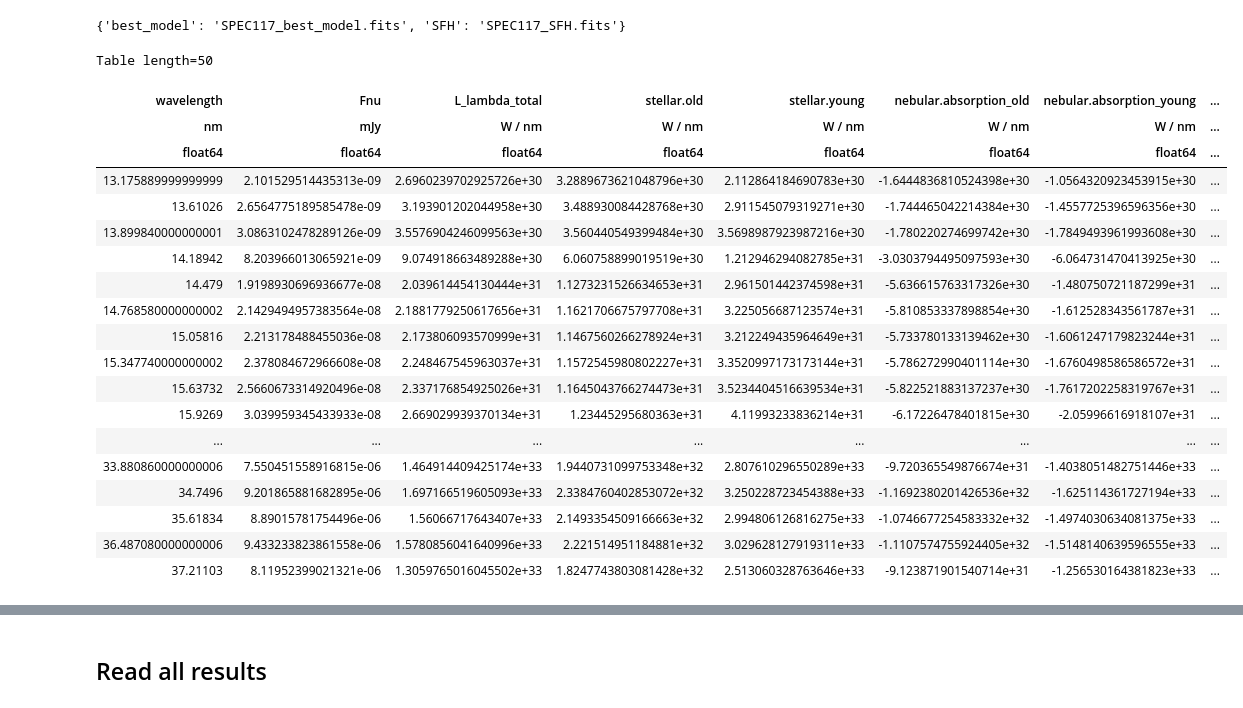
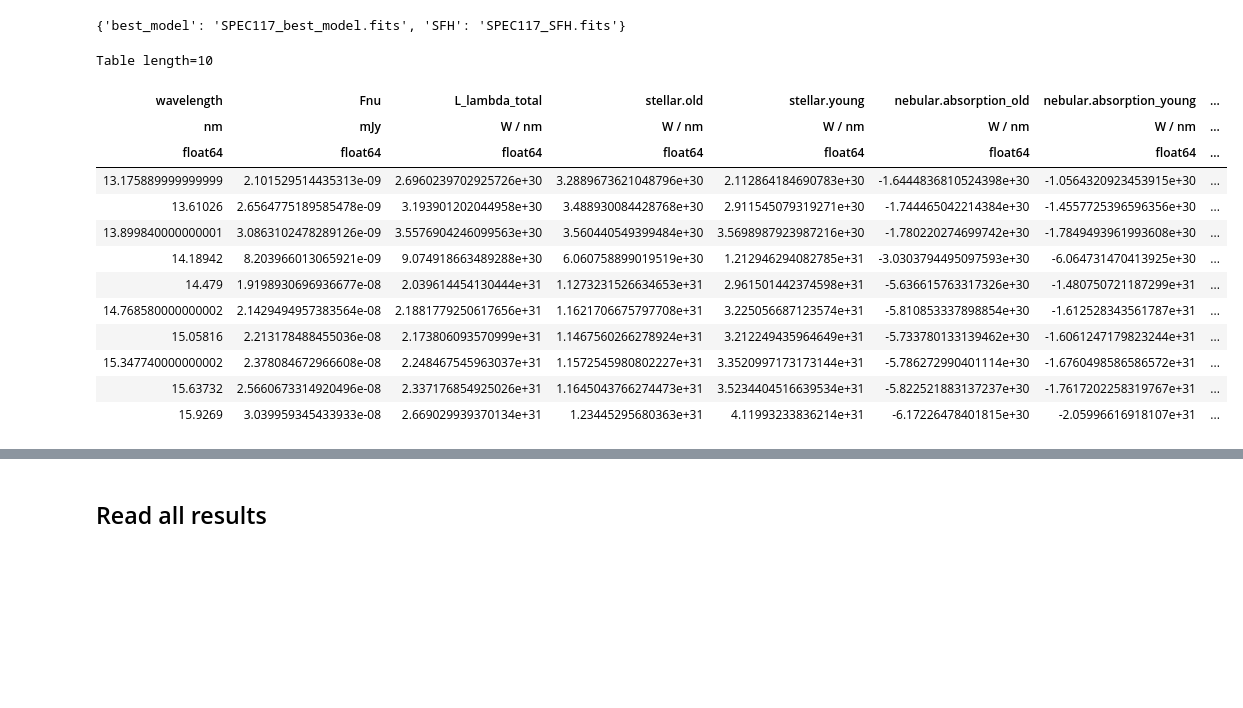
Before and after one commit to sylvielsstfr/Fors2pcigale, a Jupyter notebook: docs/notebooks/pcigale_runs/pcig_run_2024-02-05/cigale_view_fitresults.ipynb, the cells around one changed output, grey strips where cells are left out. Drawn from its saved outputs; the diff is of its cells as text; code cells hidden in the pictures; blank space fills up the shorter version.

```diff
--- a/docs/notebooks/pcigale_runs/pcig_run_2024-02-05/cigale_view_fitresults.ipynb
+++ b/docs/notebooks/pcigale_runs/pcig_run_2024-02-05/cigale_view_fitresults.ipynb
@@ -127,28 +127,22 @@ file_sfh = os.path.join(path,spec_dict[spec_name]['SFH'])
 t_best = Table.read(file_best_model)
 t_sfh = Table.read(file_sfh)
 # %%
-t_best[:50]
+t_best[:10]
 # %% [output]
-Table length=50
+Table length=10
 | wavelength | Fnu | L_lambda_total | stellar.old | stellar.young | nebular.absorption_old | nebular.absorption_young | ... |
 | nm | mJy | W / nm | W / nm | W / nm | W / nm | W / nm | ... |
 | float64 | float64 | float64 | float64 | float64 | float64 | float64 | ... |
 | 13.175889999999999 | 2.101529514435313e-09 | 2.6960239702925726e+30 | 3.2889673621048796e+30 | 2.112864184690783e+30 | -1.6444836810524398e+30 | -1.0564320923453915e+30 | ... |
 | 13.61026 | 2.6564775189585478e-09 | 3.193901202044958e+30 | 3.488930084428768e+30 | 2.911545079319271e+30 | -1.744465042214384e+30 | -1.4557725396596356e+30 | ... |
 | 13.899840000000001 | 3.0863102478289126e-09 | 3.5576904246099563e+30 | 3.560440549399484e+30 | 3.5698987923987216e+30 | -1.780220274699742e+30 | -1.7849493961993608e+30 | ... |
 | 14.18942 | 8.203966013065921e-09 | 9.074918663489288e+30 | 6.060758899019519e+30 | 1.212946294082785e+31 | -3.0303794495097593e+30 | -6.064731470413925e+30 | ... |
 | 14.479 | 1.9198930696936677e-08 | 2.039614454130444e+31 | 1.1273231526634653e+31 | 2.961501442374598e+31 | -5.636615763317326e+30 | -1.480750721187299e+31 | ... |
 | 14.768580000000002 | 2.1429494957383564e-08 | 2.1881779250617656e+31 | 1.1621706675797708e+31 | 3.225056687123574e+31 | -5.810853337898854e+30 | -1.612528343561787e+31 | ... |
 | 15.05816 | 2.213178488455036e-08 | 2.173806093570999e+31 | 1.1467560266278924e+31 | 3.212249435964649e+31 | -5.733780133139462e+30 | -1.6061247179823244e+31 | ... |
 | 15.347740000000002 | 2.378084672966608e-08 | 2.248467545963037e+31 | 1.1572545980802227e+31 | 3.3520997173173144e+31 | -5.786272990401114e+30 | -1.6760498586586572e+31 | ... |
 | 15.63732 | 2.5660673314920496e-08 | 2.337176854925026e+31 | 1.1645043766274473e+31 | 3.5234404516639534e+31 | -5.822521883137237e+30 | -1.7617202258319767e+31 | ... |
 | 15.9269 | 3.039959345433933e-08 | 2.669029939370134e+31 | 1.23445295680363e+31 | 4.11993233836214e+31 | -6.17226478401815e+30 | -2.05996616918107e+31 | ... |
-| ... | ... | ... | ... | ... | ... | ... | ... |
-| 33.880860000000006 | 7.550451558916815e-06 | 1.464914409425174e+33 | 1.9440731099753348e+32 | 2.807610296550289e+33 | -9.720365549876674e+31 | -1.4038051482751446e+33 | ... |
-| 34.7496 | 9.201865881682895e-06 | 1.697166519605093e+33 | 2.3384760402853072e+32 | 3.250228723454388e+33 | -1.1692380201426536e+32 | -1.625114361727194e+33 | ... |
-| 35.61834 | 8.89015781754496e-06 | 1.56066717643407e+33 | 2.1493354509166663e+32 | 2.994806126816275e+33 | -1.0746677254583332e+32 | -1.4974030634081375e+33 | ... |
-| 36.487080000000006 | 9.433233823861558e-06 | 1.5780856041640996e+33 | 2.221514951184881e+32 | 3.029628127919311e+33 | -1.1107574755924405e+32 | -1.5148140639596555e+33 | ... |
-| 37.21103 | 8.11952399021321e-06 | 1.3059765016045502e+33 | 1.8247743803081428e+32 | 2.513060328763646e+33 | -9.123871901540714e+31 | -1.256530164381823e+33 | ... |
 # %%
 list(t_best.columns)
 # %% [output]
```
Also changed, not shown: parts of 11 cells of this notebook, 3 other files.
